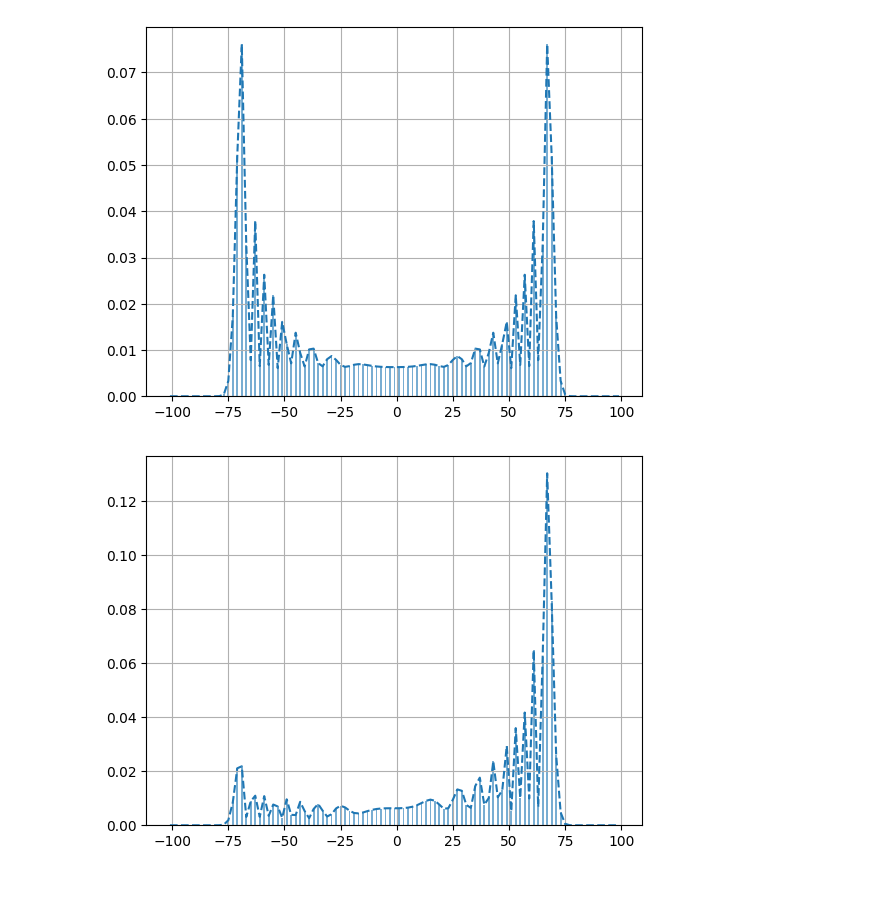
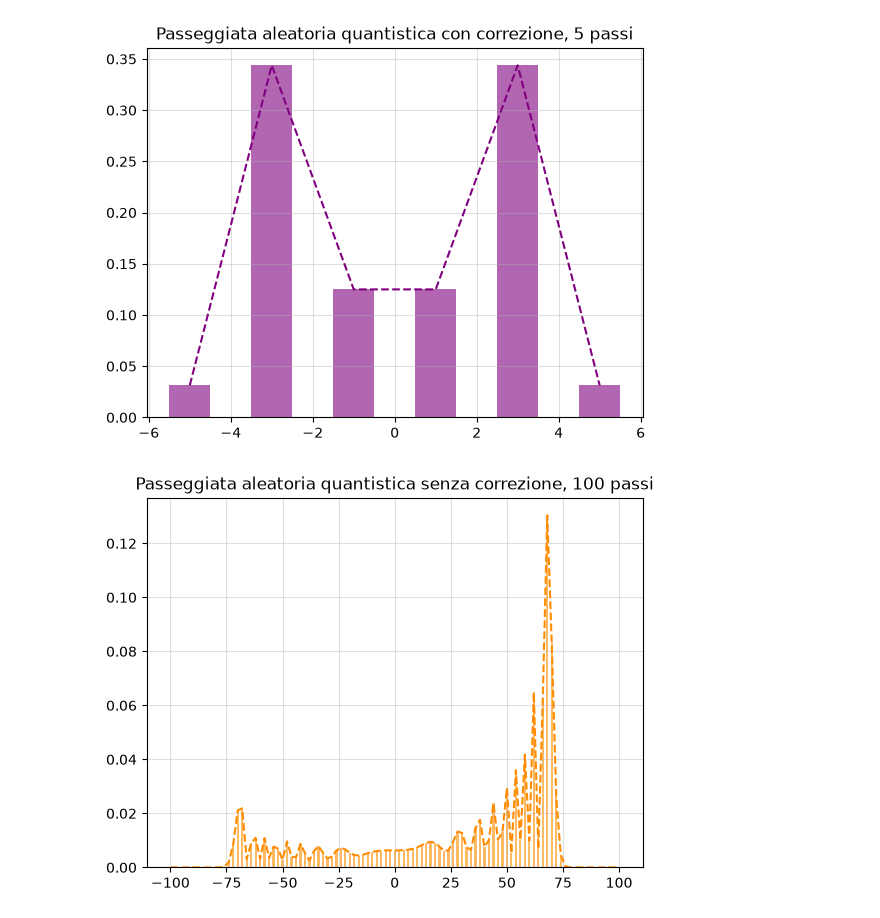
Before and after one commit to BoredDam/noisy-quantum-walks-thesis, a Jupyter notebook: notebooks/qrw.ipynb, the cells around one changed output. Saved outputs shown, nothing was run; the diff lists cells and outputs as text; code cells hidden in the pictures; blank space fills up the shorter version.

```diff
--- a/notebooks/qrw.ipynb
+++ b/notebooks/qrw.ipynb
@@ -1,21 +1,40 @@
 # %%
 import matplotlib.pyplot as plt
 from src.quantum_random_walk.quantum_random_walk import circle_quantum_random_walk_1D
+# %%
+max_pos = 5
+steps = 5
+
+for b in [(True, 'purple')]:
+    data, X = circle_quantum_random_walk_1D(max_pos, steps, 0.5, b[0])
+    Y = data[-1]
+    X_odd = X[::2]
+    Y_odd = Y[0::2]
+    plt.grid(True, which='major', alpha=0.4)
+    plt.bar(X, Y, alpha=0.6, color=b[1], width=1)
+    plt.plot(X_odd, Y_odd, '--', color=b[1])
+    plt.title('Passeggiata aleatoria quantistica con correzione, 5 passi')
+    plt.savefig('qrw_5_step_unbiased.pdf')
+    plt.show()
+# %% [output]
+[figure, added]
 # %%
 max_pos = 100
-steps = 101
-for b in [True, False]:
-    data, X = circle_quantum_random_walk_1D(max_pos, steps, 0.5, b)
+steps = 100
+
+for b in [(False, 'darkorange')]:
+    data, X = circle_quantum_random_walk_1D(max_pos, steps, 0.5, b[0])
     Y = data[-1]
     X_odd = X[::2]
     Y_odd = Y[0::2]
-    plt.grid(True, which='major')
-    plt.bar(X, Y, alpha=0.6)
-    plt.plot(X_odd, Y_odd, '--')
+    plt.grid(True, which='major', alpha=0.4)
+    plt.bar(X, Y, alpha=0.6, color=b[1], width=1)
+    plt.plot(X_odd, Y_odd, '--', color=b[1])
+    plt.title('Passeggiata aleatoria quantistica senza correzione, 100 passi')
+    plt.savefig('qrw_100_step_biased.pdf')
     plt.show()
 # %% [output]
-[figure, old version]
+[figure, new version]
-[figure, removed]
 # %%
 from src.random_walk.random_walk import random_walk
 # %%
```
Also changed, not shown: parts of 2 cells of this notebook.
